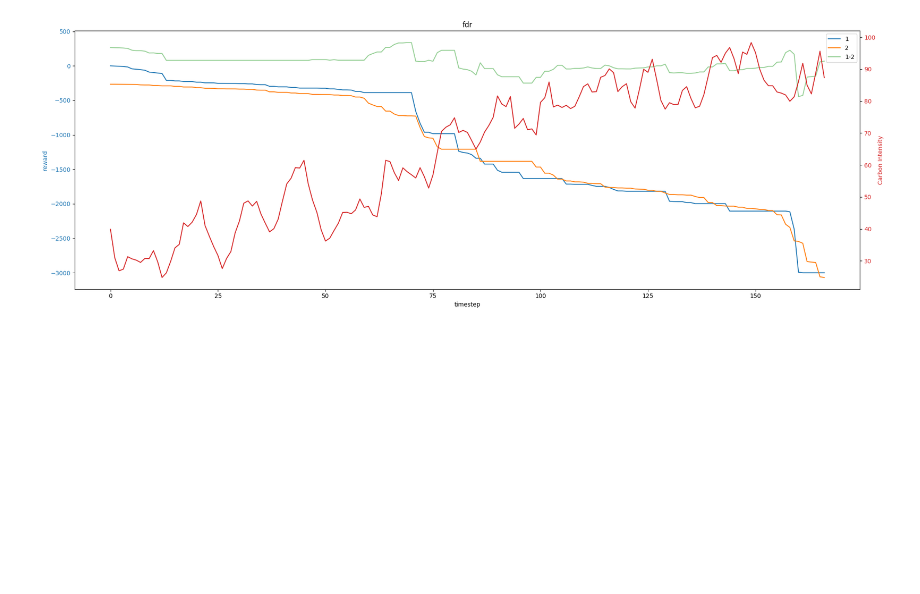
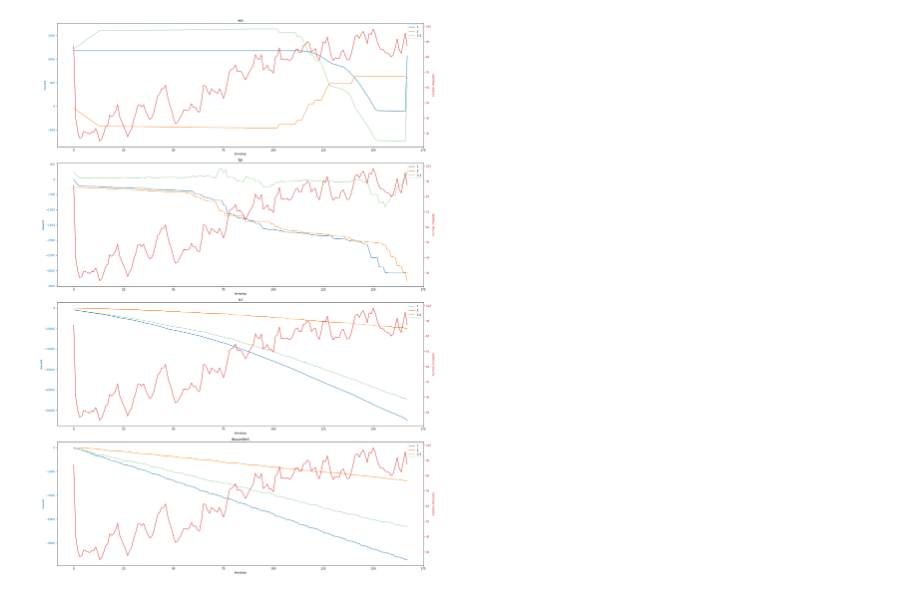
Before and after one commit to TimWalter/smart-energy-controller, a Jupyter notebook: src/check.ipynb, the cells around one changed output. Cells and saved outputs as stored; diff of their text form; code cells hidden in the pictures; blank space fills up the shorter version.

```diff
--- a/src/check.ipynb
+++ b/src/check.ipynb
@@ -5,5 +7,5 @@ import pickle
 # %%
 from analysis import *
 # %%
-data_dict = overview(path="./logs/ess")
+data_dict = overview(path="./logs/hourly")
 # %% [output]
@@ -19,4 +17,4 @@ reward_comparison(data_dict["ppo"], data_dict["single_threshold"], [-1,0])
 # %%
-reward_comparison(data_dict["sac_warm"], data_dict["single_threshold"], [-1, 0], [True, True, True], True)
+reward_comparison(data_dict["sac_full"], data_dict["single-threshold"], [-1, 0], [True, True, True], True)
 # %% [output]
-[figure, old version]
+[figure, new version]
```
Also changed, not shown: parts of 5 cells of this notebook, 33 other files.
